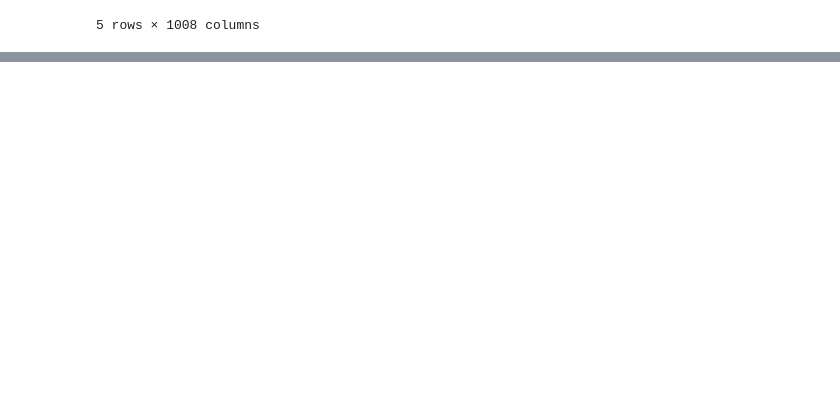
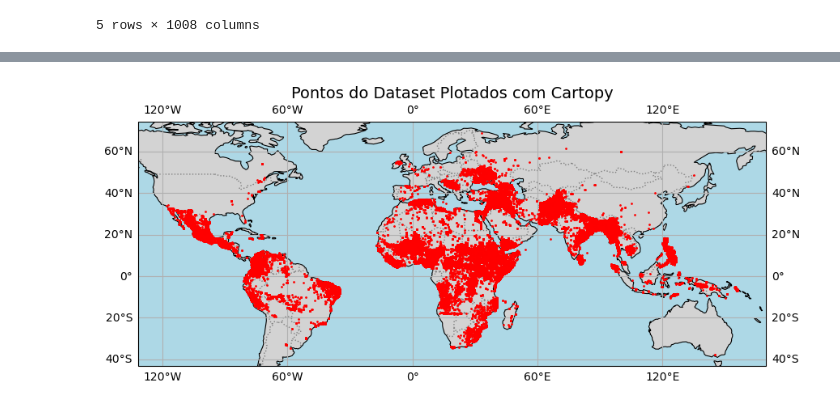
Before and after one commit to RafaelRodrigues777/Conflict_Analysis_and_Economics, a Jupyter notebook: notebooks/Projeto.ipynb, the cells around one changed output, grey strips where cells are left out. Cells and saved outputs as stored; diff of their text form; code cells hidden in the pictures; blank space fills up the shorter version.

Commit message:
Adicionando gráfico de mapa

```diff
--- a/notebooks/Projeto.ipynb
+++ b/notebooks/Projeto.ipynb
@@ -24,0 +57,49 @@ ImportError: `Import openpyxl` failed.  Use pip or conda to install the openpyxl
+# %%
+import cartopy.crs as ccrs
+import cartopy.feature as cfeature
+import matplotlib.pyplot as plt
+import pandas as pd
+
+# 1. Criar um dataset fictício de exemplo com Pandas
+# Substitua esta parte pelo carregamento do seu arquivo (ex: pd.read_csv('seu_arquivo.csv'))
+data = {
+    "Cidade": ["São Paulo", "Rio de Janeiro", "Brasília", "Manaus", "Porto Alegre"],
+    "Latitude": [-23.5505, -22.9068, -15.7938, -3.1190, -30.0346],
+    "Longitude": [-46.6333, -43.1729, -47.8828, -60.0217, -51.2177],
+}
+df = df_conflicts
+
+# 2. Configurar a figura do Matplotlib e a projeção do mapa
+# Escolhemos a projeção PlateCarree para a exibição, mas poderia ser outra (como Mercator)
+fig = plt.figure(figsize=(10, 8))
+ax = fig.add_subplot(1, 1, 1, projection=ccrs.PlateCarree())
+
+# 3. Adicionar elementos de fundo ao mapa (linhas costeiras, fronteiras, etc.)
+ax.add_feature(cfeature.LAND, facecolor="lightgray")
+ax.add_feature(cfeature.OCEAN, facecolor="lightblue")
+ax.add_feature(cfeature.COASTLINE, edgecolor="black", linewidth=0.8)
+ax.add_feature(cfeature.BORDERS, linestyle=":", edgecolor="gray")
+
+# 4. Plotar os pontos de Latitude e Longitude do Dataset
+# O truque essencial é o "transform=ccrs.PlateCarree()" para coordenadas Lat/Lon
+ax.scatter(
+    df["longitude"],
+    df["latitude"],
+    color="red",
+    marker="o",
+    s=1,  # Tamanho dos pontos
+    transform=ccrs.PlateCarree(),
+    zorder=5,  # Garante que os pontos fiquem por cima do mapa
+)
+
+# 5. Adicionar rótulos de grade (opcional, para mostrar linhas de lat/lon)
+ax.gridlines(draw_labels=True, dms=True, x_inline=False, y_inline=False)
+
+# 6. Definir o enquadramento/limites do mapa (opcional - focando na América do Sul)
+# ax.set_extent([-80, -30, -40, 10], crs=ccrs.PlateCarree())
+
+# Exibir o gráfico
+plt.title("Pontos do Dataset Plotados com Cartopy", fontsize=14)
+plt.show()
+# %% [output]
+[figure, added]
```
Also changed, not shown: parts of 3 cells of this notebook.
